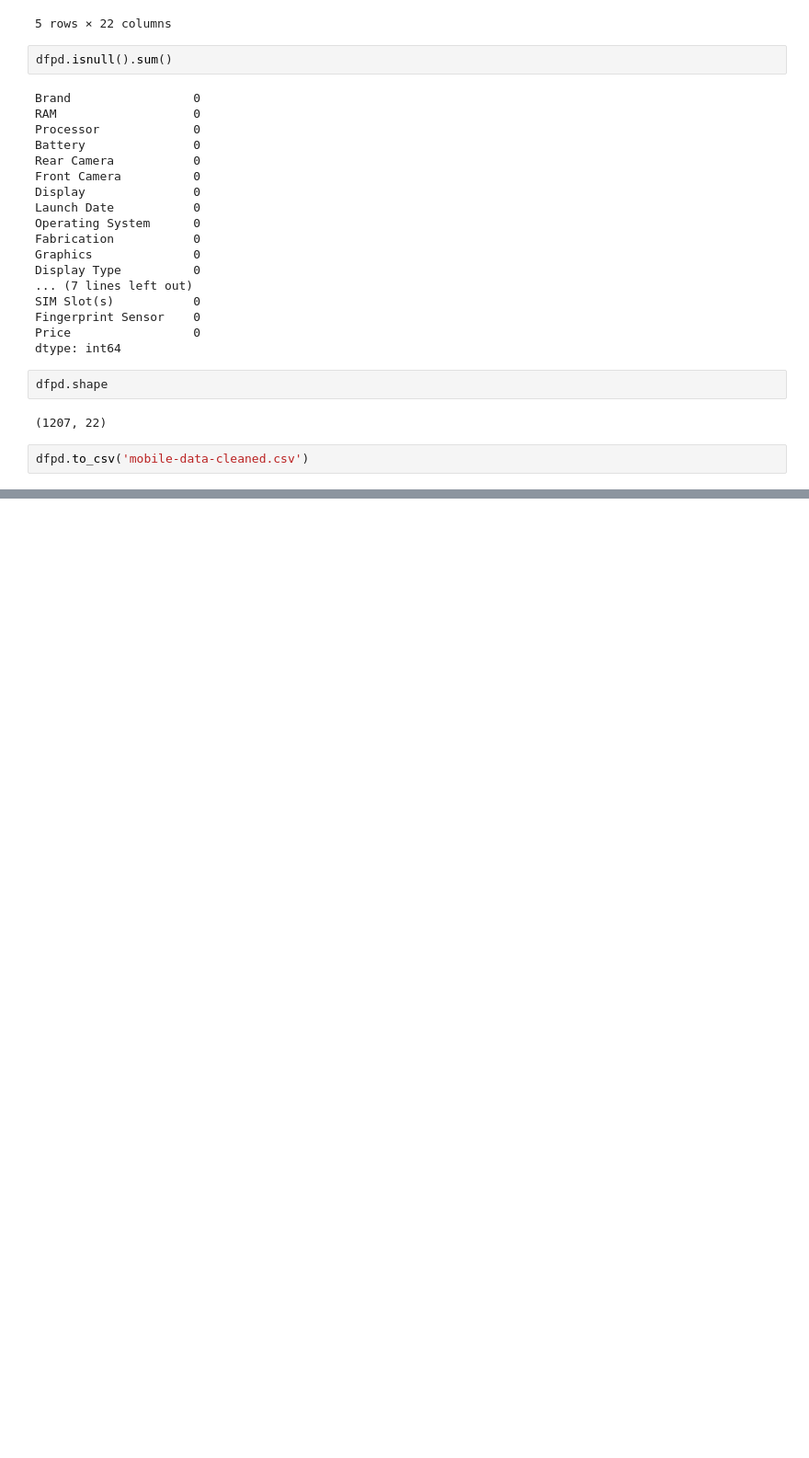
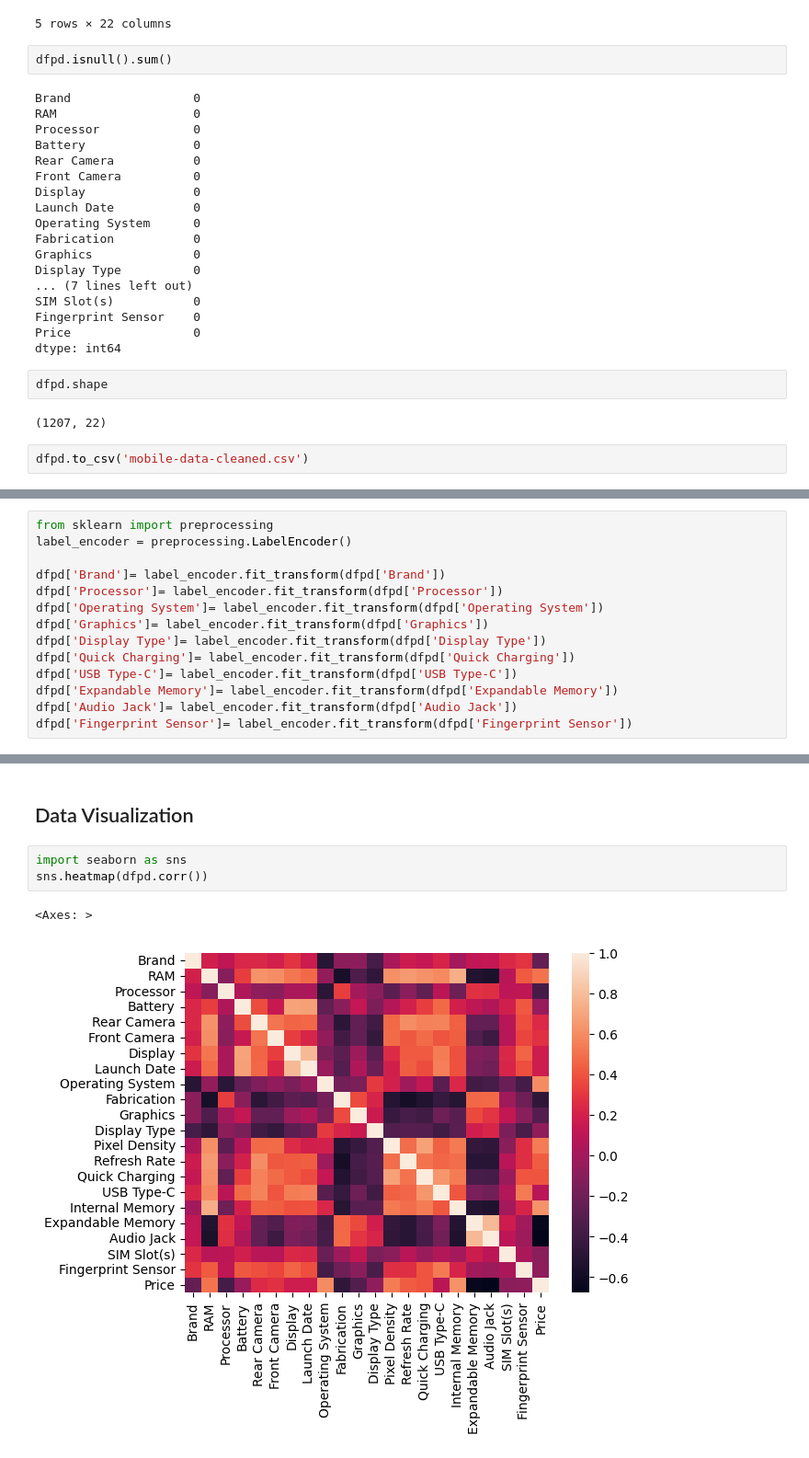
Before and after one commit to arnold-anand/Intel-Unnati-Summer-Internship-2023, a Jupyter notebook: Intel_Unnati_Data_Cleaning_.ipynb, the cells around one changed output, grey strips where cells are left out. Shown at 92% size. Drawn from its saved outputs; the diff is of its cells as text; blank space fills up the shorter version.

```diff
--- a/Intel_Unnati_Data_Cleaning_.ipynb
+++ b/Intel_Unnati_Data_Cleaning_.ipynb
@@ -322,0 +352,14 @@ dfpd.describe()
+# %%
+from sklearn import preprocessing
+label_encoder = preprocessing.LabelEncoder()
+
+dfpd['Brand']= label_encoder.fit_transform(dfpd['Brand'])
+dfpd['Processor']= label_encoder.fit_transform(dfpd['Processor'])
+dfpd['Operating System']= label_encoder.fit_transform(dfpd['Operating System'])
+dfpd['Graphics']= label_encoder.fit_transform(dfpd['Graphics'])
+dfpd['Display Type']= label_encoder.fit_transform(dfpd['Display Type'])
+dfpd['Quick Charging']= label_encoder.fit_transform(dfpd['Quick Charging'])
+dfpd['USB Type-C']= label_encoder.fit_transform(dfpd['USB Type-C'])
+dfpd['Expandable Memory']= label_encoder.fit_transform(dfpd['Expandable Memory'])
+dfpd['Audio Jack']= label_encoder.fit_transform(dfpd['Audio Jack'])
+dfpd['Fingerprint Sensor']= label_encoder.fit_transform(dfpd['Fingerprint Sensor'])
@@ -322,0 +386,8 @@ dfpd.describe()
+# %% [markdown]
+## Data Visualization
+# %%
+import seaborn as sns
+sns.heatmap(dfpd.corr())
+# %% [output]
+<Axes: >
+[figure, added]
```
Also changed, not shown: parts of 25 cells of this notebook, 1 other file.
